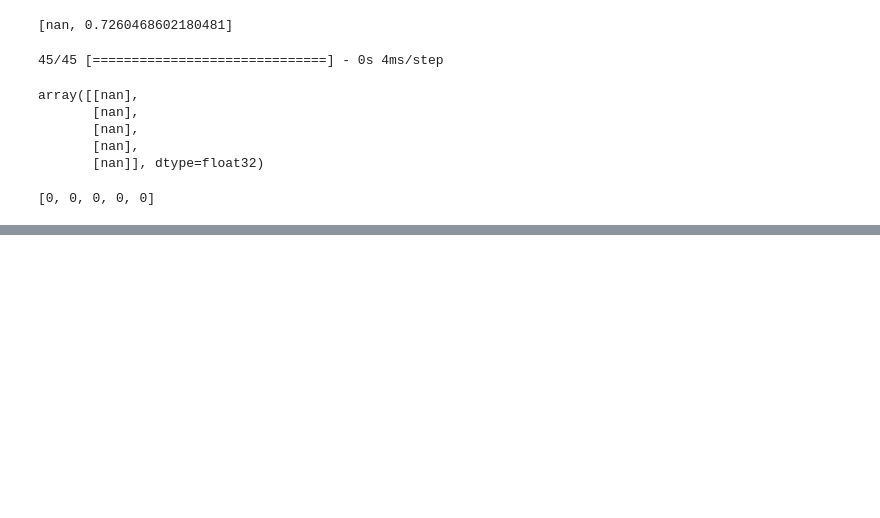
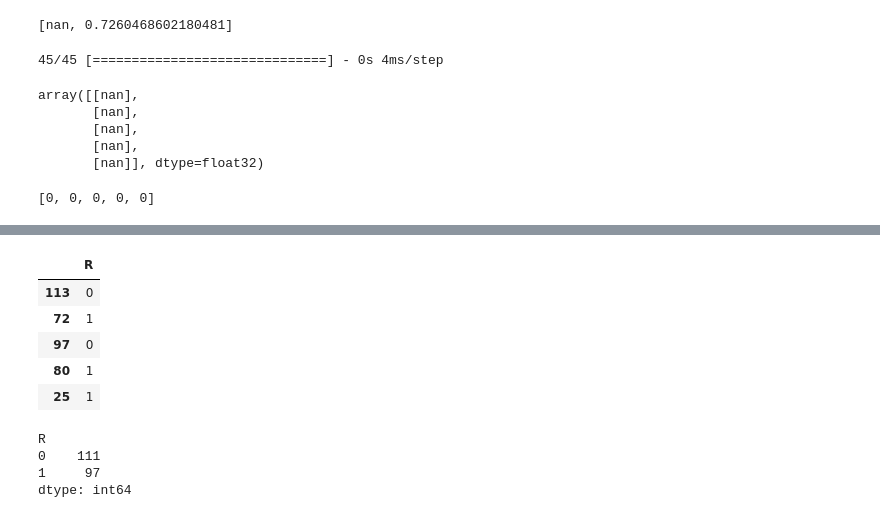
Before and after one commit to Surajpatra700/Deep-Learning_Project, a Jupyter notebook: Customer_churn_prediction_ANN.ipynb, the cells around one changed output, grey strips where cells are left out. Saved outputs shown, nothing was run; the diff lists cells and outputs as text; code cells hidden in the pictures; blank space fills up the shorter version.

```diff
--- a/Customer_churn_prediction_ANN.ipynb
+++ b/Customer_churn_prediction_ANN.ipynb
@@ -234,0 +279,4 @@ y_pred[:5]
+# %%
+X = df.drop(60, axis='columns')
+y = df[60]
+y
@@ -234,0 +296,17 @@ y_pred[:5]
+# %%
+y = pd.get_dummies(y, drop_first=True)
+y.sample(5)
+# %% [output]
+|  | R |
+| 113 | 0 |
+| 72 | 1 |
+| 97 | 0 |
+| 80 | 1 |
+| 25 | 1 |
+# %%
+y.value_counts()
+# %% [output]
+R
+0    111
+1     97
+dtype: int64
```
Also changed, not shown: parts of 6 cells of this notebook.
